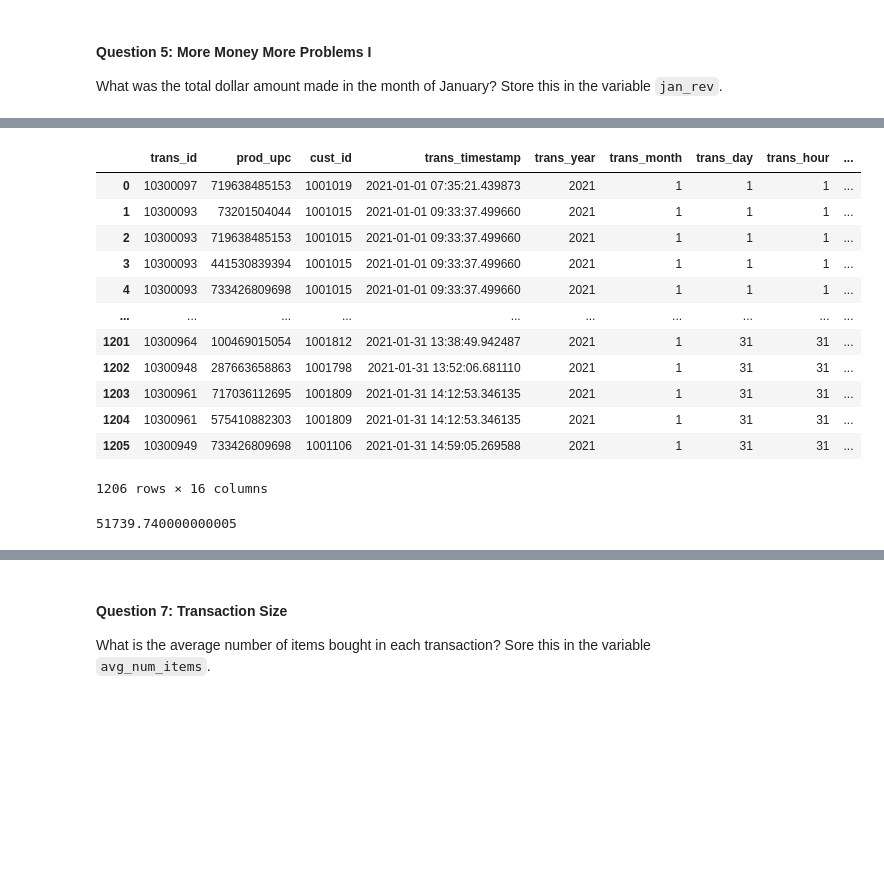
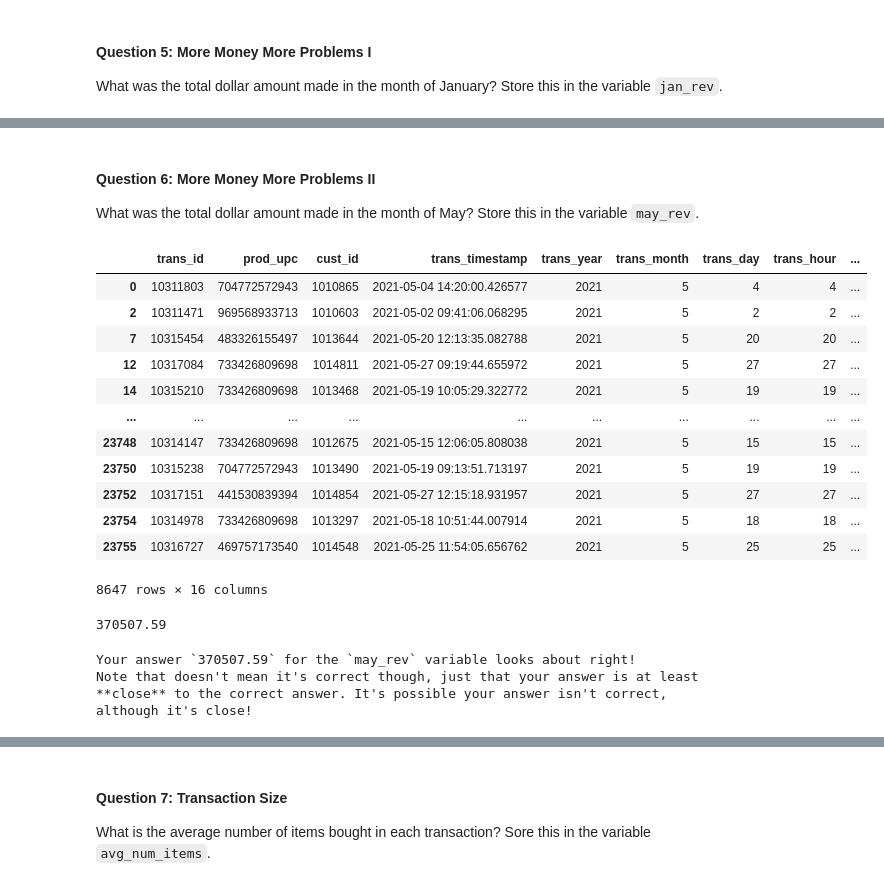
Before and after one commit to dennislamcv1/MetaMarketingAnalytics, a Jupyter notebook: Introduction to Data Analytics/Explore.ipynb, the cells around one changed output, grey strips where cells are left out. Saved outputs shown, nothing was run; the diff lists cells and outputs as text; code cells hidden in the pictures; blank space fills up the shorter version.

```diff
--- a/Introduction to Data Analytics/Explore.ipynb
+++ b/Introduction to Data Analytics/Explore.ipynb
@@ -167,18 +216,21 @@ Name: trans_month, dtype: int64
+# %% [markdown]
+#### Question 6: More Money More Problems II
+
+What was the total dollar amount made in the month of May? Store this in the variable `may_rev`.
 # %%
-sales_jan = df_cleaned[df_cleaned["trans_month"] == 1]
+df4 = df_cleaned[df_cleaned.trans_month == 5]
+df4
+# %% [output]
+|  | trans_id | prod_upc | cust_id | trans_timestamp | trans_year | trans_month | trans_day | trans_hour | ... |
+| 0 | 10311803 | 704772572943 | 1010865 | 2021-05-04 14:20:00.426577 | 2021 | 5 | 4 | 4 | ... |
+| 2 | 10311471 | 969568933713 | 1010603 | 2021-05-02 09:41:06.068295 | 2021 | 5 | 2 | 2 | ... |
+| 7 | 10315454 | 483326155497 | 1013644 | 2021-05-20 12:13:35.082788 | 2021 | 5 | 20 | 20 | ... |
+| 12 | 10317084 | 733426809698 | 1014811 | 2021-05-27 09:19:44.655972 | 2021 | 5 | 27 | 27 | ... |
+| 14 | 10315210 | 733426809698 | 1013468 | 2021-05-19 10:05:29.322772 | 2021 | 5 | 19 | 19 | ... |
+| ... | ... | ... | ... | ... | ... | ... | ... | ... | ... |
+| 23748 | 10314147 | 733426809698 | 1012675 | 2021-05-15 12:06:05.808038 | 2021 | 5 | 15 | 15 | ... |
+| 23750 | 10315238 | 704772572943 | 1013490 | 2021-05-19 09:13:51.713197 | 2021 | 5 | 19 | 19 | ... |
+| 23752 | 10317151 | 441530839394 | 1014854 | 2021-05-27 12:15:18.931957 | 2021 | 5 | 27 | 27 | ... |
+| 23754 | 10314978 | 733426809698 | 1013297 | 2021-05-18 10:51:44.007914 | 2021 | 5 | 18 | 18 | ... |
+| 23755 | 10316727 | 469757173540 | 1014548 | 2021-05-25 11:54:05.656762 | 2021 | 5 | 25 | 25 | ... |
+8647 rows × 16 columns
-# %%
-sales_jan
-# %% [output]
-|  | trans_id | prod_upc | cust_id | trans_timestamp | trans_year | trans_month | trans_day | trans_hour | ... |
-| 0 | 10300097 | 719638485153 | 1001019 | 2021-01-01 07:35:21.439873 | 2021 | 1 | 1 | 1 | ... |
-| 1 | 10300093 | 73201504044 | 1001015 | 2021-01-01 09:33:37.499660 | 2021 | 1 | 1 | 1 | ... |
-| 2 | 10300093 | 719638485153 | 1001015 | 2021-01-01 09:33:37.499660 | 2021 | 1 | 1 | 1 | ... |
-| 3 | 10300093 | 441530839394 | 1001015 | 2021-01-01 09:33:37.499660 | 2021 | 1 | 1 | 1 | ... |
-| 4 | 10300093 | 733426809698 | 1001015 | 2021-01-01 09:33:37.499660 | 2021 | 1 | 1 | 1 | ... |
-| ... | ... | ... | ... | ... | ... | ... | ... | ... | ... |
-| 1201 | 10300964 | 100469015054 | 1001812 | 2021-01-31 13:38:49.942487 | 2021 | 1 | 31 | 31 | ... |
-| 1202 | 10300948 | 287663658863 | 1001798 | 2021-01-31 13:52:06.681110 | 2021 | 1 | 31 | 31 | ... |
-| 1203 | 10300961 | 717036112695 | 1001809 | 2021-01-31 14:12:53.346135 | 2021 | 1 | 31 | 31 | ... |
-| 1204 | 10300961 | 575410882303 | 1001809 | 2021-01-31 14:12:53.346135 | 2021 | 1 | 31 | 31 | ... |
-| 1205 | 10300949 | 733426809698 | 1001106 | 2021-01-31 14:59:05.269588 | 2021 | 1 | 31 | 31 | ... |
-1206 rows × 16 columns
@@ -187,7 +237,14 @@ jan_rev = sales_jan["total_sales"].sum()
-# %%
-jan_rev
-# %% [output]
-51739.740000000005
+# %%
+# your code here
+
+may_rev = df4["total_sales"].sum()
+
+may_rev
+# %% [output]
+370507.59
 # %%
-# Q5 Test Cases
-assert  40000 <= jan_rev <= 60000
+# Q6 Test Cases
+check_q6()
+# %% [output]
+Your answer `370507.59` for the `may_rev` variable looks about right!
+Note that doesn't mean it's correct though, just that your answer is at least **close** to the correct answer. It's possible your answer isn't correct, although it's close!
```
Also changed, not shown: parts of 75 cells of this notebook, 2 other files.
